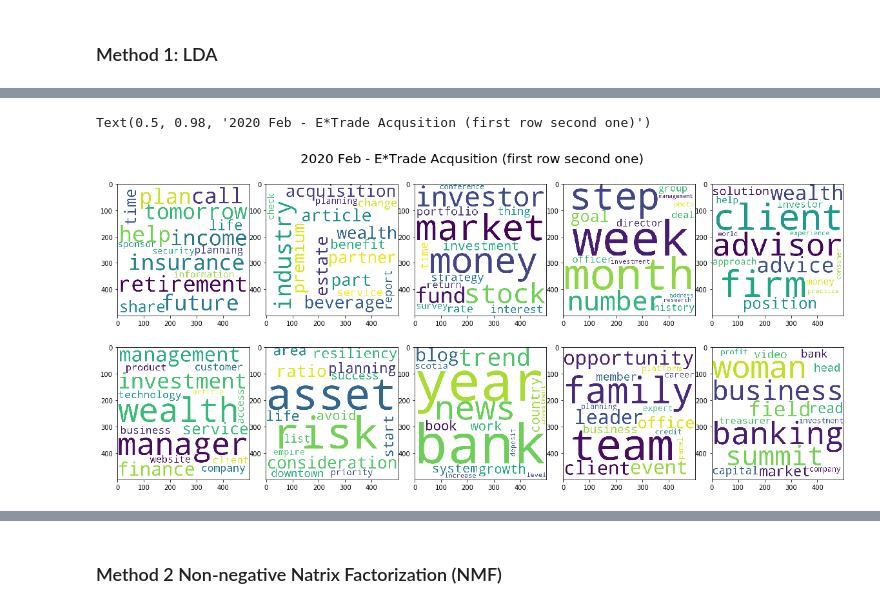
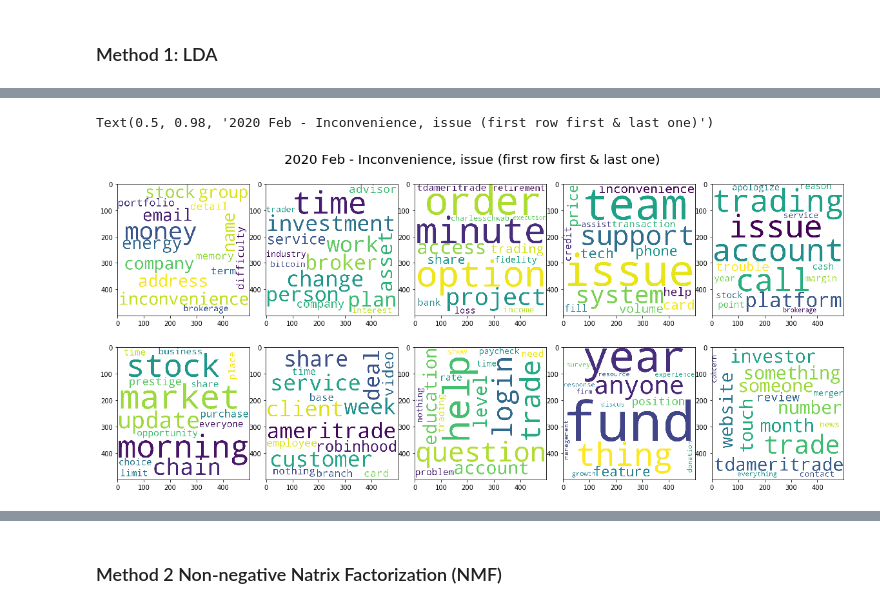
Before and after one commit to Skeneybao/MS-Competition, a Jupyter notebook: Topic Modeling/Topic Modeling.ipynb, the cells around one changed output, grey strips where cells are left out. Drawn from its saved outputs; the diff is of its cells as text; code cells hidden in the pictures.

```diff
--- a/Topic Modeling/Topic Modeling.ipynb
+++ b/Topic Modeling/Topic Modeling.ipynb
@@ -75,0 +60,3 @@ with open('string_data.txt','w') as file:
+# %%
+months = list(DP.textdata().keys())
+print(months)
@@ -138,6 +127,6 @@ def LDA(texts,topics=10,num_words=15):
     #pp.pprint(sorted(lda.get_document_topics(corpus[0],minimum_probability=0,per_word_topics=False),key=itemgetter(1),reverse=True))
     return lda
 # %%
-for k in extract_words:
-    print("lda modeling", k)
-    lda[k] = LDA(extract_words[k], topics=10, num_words=15)
+for m in months:
+    print("lda modeling", m)
+    lda[m] = LDA(extract_words[m], topics=10, num_words=15)
@@ -147,0 +155,14 @@ for k in lda:
+# %%
+fig, axs = plt.subplots(2,5, figsize = (16, 8))
+i = 0
+for i in range(10):
+    m = '2018-02'
+    topic = " ".join([w for w,p in lda[m].show_topic(i, 15)])
+    wordcloud = WordCloud(width = 500, height = 500,
+                background_color ='white',
+                min_font_size = 10).generate(topic)
+    # plot the WordCloud image
+    axs[i//5][i%5].imshow(wordcloud)
+
+    fig.tight_layout(pad = 0)
+fig.suptitle("2018 Feb - Inconvenience, security", fontsize=20)
@@ -147,0 +172,14 @@ for k in lda:
+# %%
+fig, axs = plt.subplots(2,5, figsize = (16, 8))
+i = 0
+for i in range(10):
+    m = '2019-02'
+    topic = " ".join([w for w,p in lda[m].show_topic(i, 15)])
+    wordcloud = WordCloud(width = 500, height = 500,
+                background_color ='white',
+                min_font_size = 10).generate(topic)
+    # plot the WordCloud image
+    axs[i//5][i%5].imshow(wordcloud)
+
+    fig.tight_layout(pad = 0)
+fig.suptitle("2019 Feb - Issue, patience (second row first one)", fontsize=20)
@@ -148,18 +189,18 @@ for k in lda:
 # %%
 fig, axs = plt.subplots(2,5, figsize = (16, 8))
 
 # topic 2 in 2020 Feb
 for i in range(10):
-    k = '202002'
-    topic = " ".join([w for w,p in lda[k].show_topic(i, 15)])
+    m = '2020-02'
+    topic = " ".join([w for w,p in lda[m].show_topic(i, 15)])
     wordcloud = WordCloud(width = 500, height = 500,
                 background_color ='white',
                 min_font_size = 10).generate(topic)
     # plot the WordCloud image
     axs[i//5][i%5].imshow(wordcloud)
     fig.tight_layout(pad = 0)
 
-fig.suptitle("2020 Feb - E*Trade Acqusition (first row second one)", fontsize=20)
+fig.suptitle("2020 Feb - Inconvenience, issue (first row first & last one)", fontsize=20)
 # %% [output]
-Text(0.5, 0.98, '2020 Feb - E*Trade Acqusition (first row second one)')
+Text(0.5, 0.98, '2020 Feb - Inconvenience, issue (first row first & last one)')
-[figure, old version]
+[figure, new version]
```
Also changed, not shown: parts of 41 cells of this notebook.
